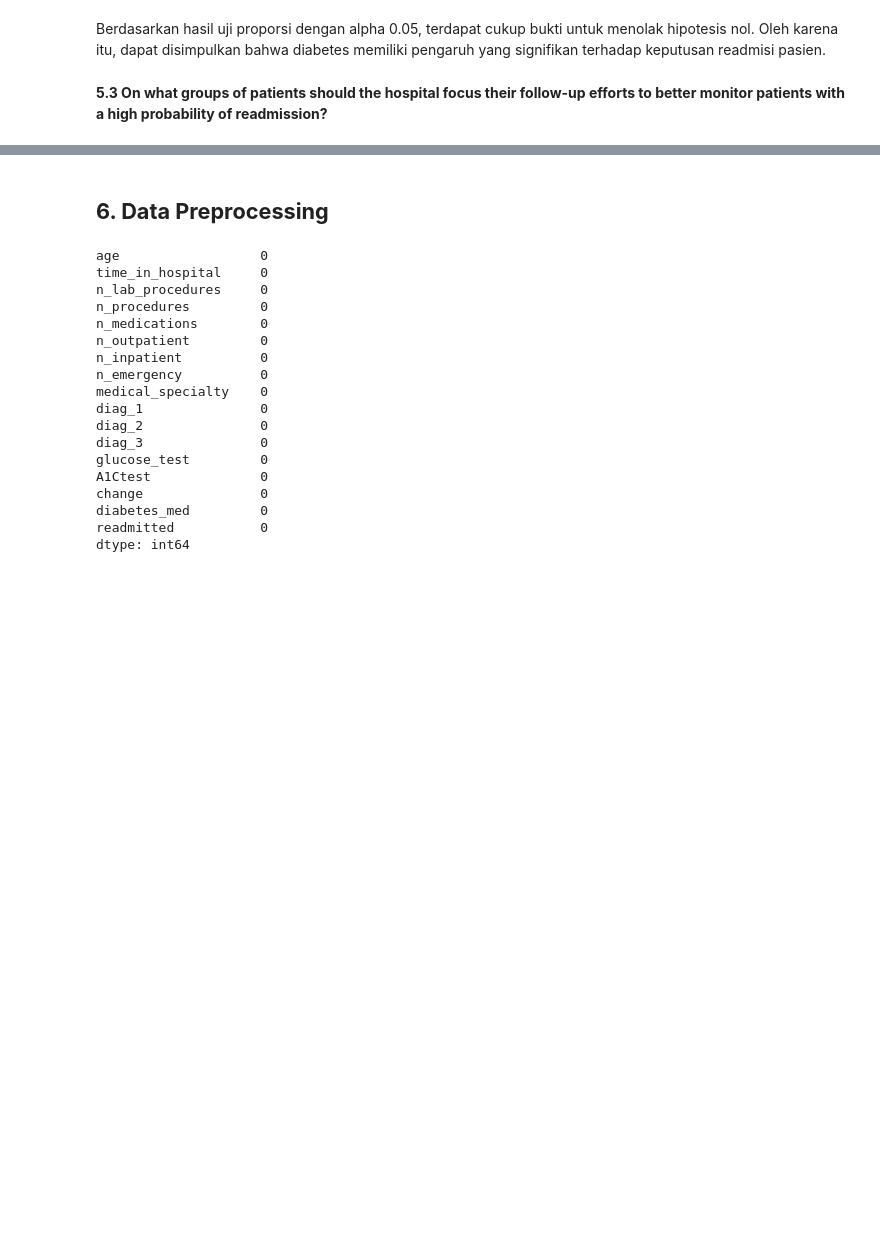
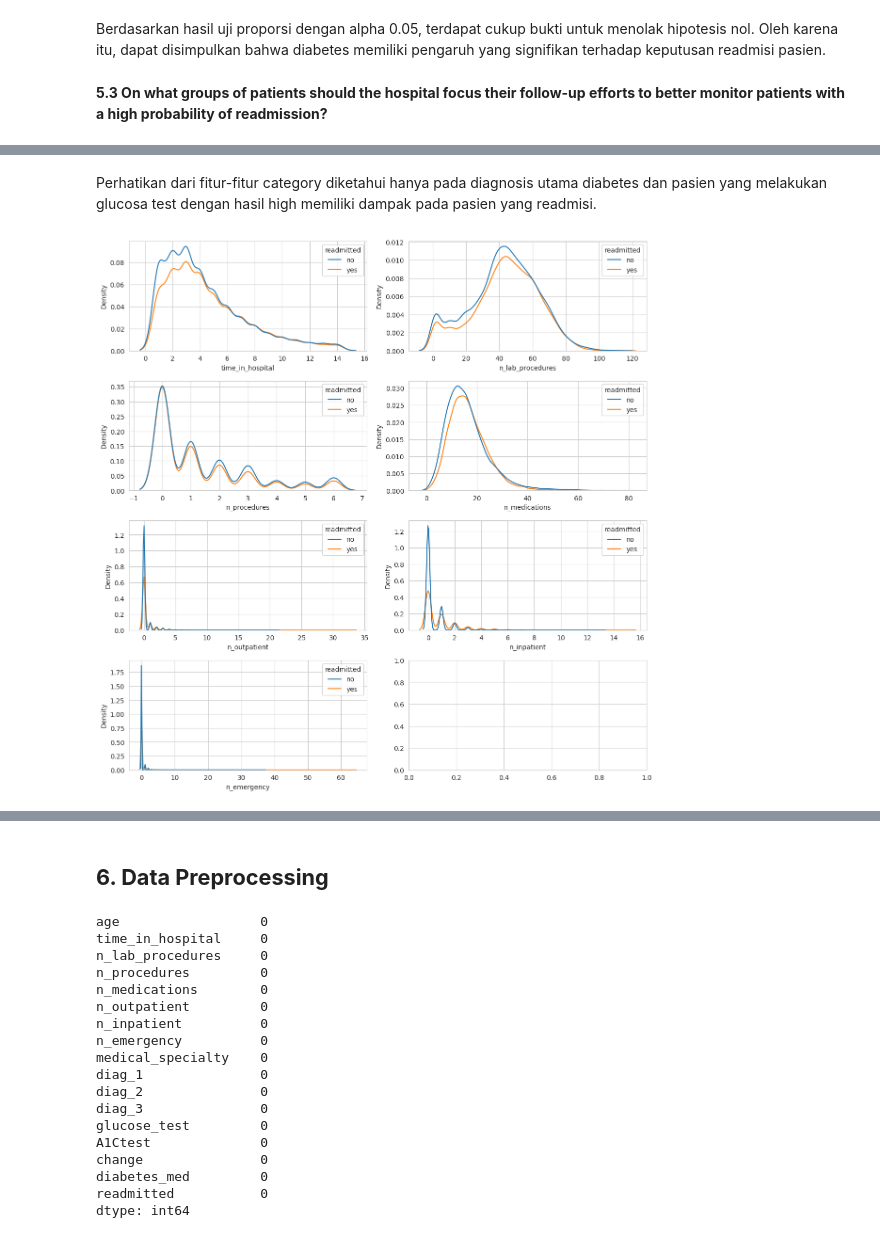
Before and after one commit to mfathul21/hospital-patient-readmissions, a Jupyter notebook: notebook.ipynb, the cells around one changed output, grey strips where cells are left out. Cells and saved outputs as stored; diff of their text form; code cells hidden in the pictures; blank space fills up the shorter version.

```diff
--- a/notebook.ipynb
+++ b/notebook.ipynb
@@ -266,0 +281,16 @@ Berdasarkan hasil uji proporsi dengan alpha 0.05, terdapat cukup bukti untuk men
+# %% [markdown]
+Perhatikan dari fitur-fitur category diketahui hanya pada diagnosis utama diabetes dan pasien yang melakukan glucosa test dengan hasil high memiliki dampak pada pasien yang readmisi.
+# %%
+fig, ax = plt.subplots(nrows=4, ncols=2, figsize=(12,12))
+
+for ix, feature in enumerate(num_features):
+  rows = int(ix/2)
+  cols = ix%2
+
+  sns.kdeplot(x=feature, hue='readmitted', data=df,
+              ax=ax[rows, cols])
+
+plt.tight_layout()
+plt.show()
+# %% [output]
+[figure, added]
```
Also changed, not shown: parts of 9 cells of this notebook.
